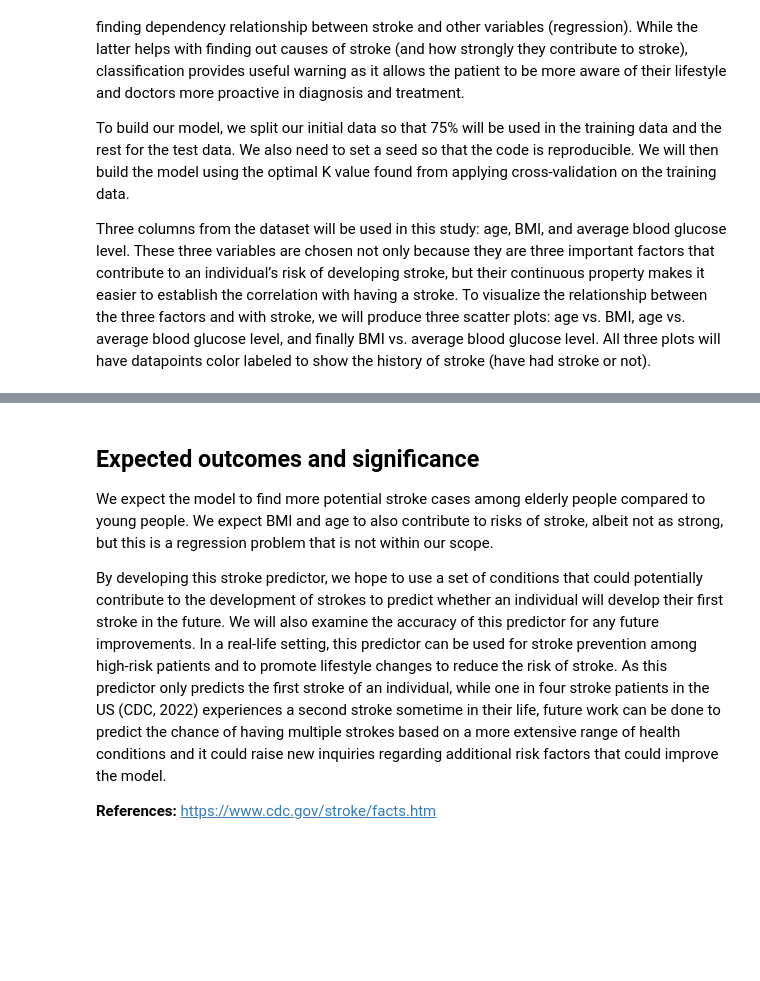
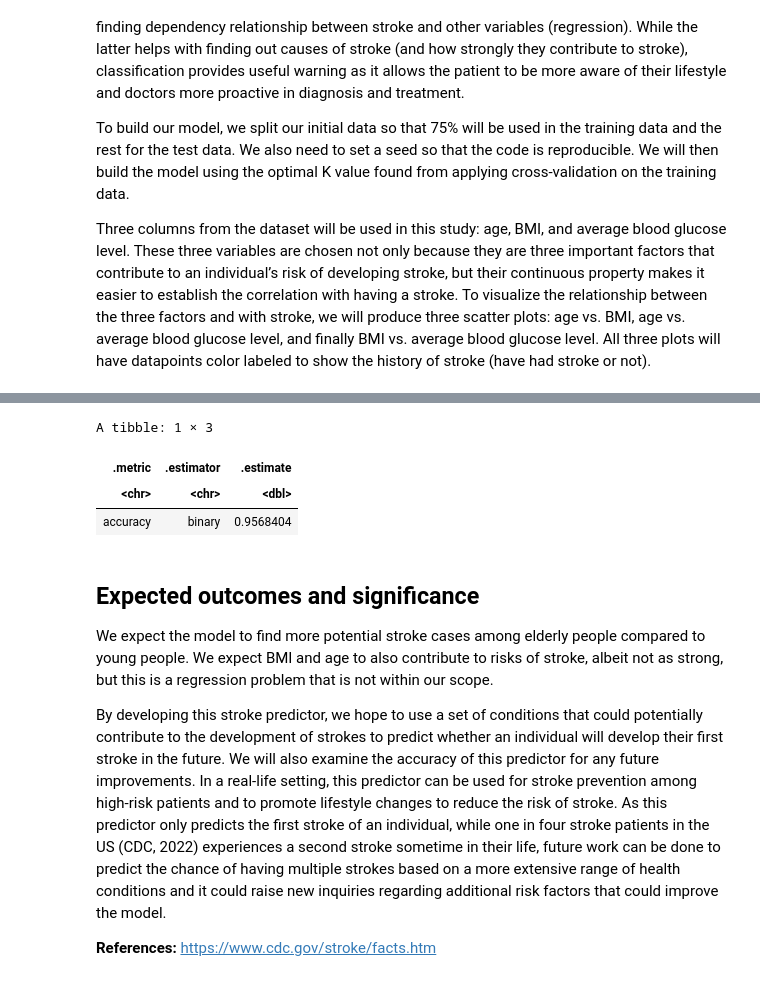
Before and after one commit to hd54/stroke, a Jupyter notebook: stroke.ipynb, the cells around one changed output, grey strips where cells are left out. Drawn from its saved outputs; the diff is of its cells as text; code cells hidden in the pictures; blank space fills up the shorter version.

```diff
--- a/stroke.ipynb
+++ b/stroke.ipynb
@@ -275,3 +263,29 @@ A tibble: 5289 × 4
+# %%
+# Build the final model
+k_min <- accuracies|>select(neighbors) |> pull()
+knn_spec_final <- nearest_neighbor(weight_func = "rectangular", neighbors = k_min) |>
+       set_engine("kknn") |>
+       set_mode("classification")
+
+stroke_recipe_final<- recipe(stroke ~. , data = stroke_train) |>
+                                 step_scale(all_predictors()) |>
+                                 step_center(all_predictors())
+
+stroke_fit <- workflow() |>
+       add_recipe(stroke_recipe_final) |>
+       add_model(knn_spec_final) |>
+       fit(data = stroke_train)
+# %%
+# Get the accuracy
+stroke_test_predictions <- predict(stroke_fit , stroke_test) |>
+       bind_cols(stroke_test) |>
+       metrics(truth = stroke, estimate = .pred_class) |> filter(.metric == "accuracy")
+stroke_test_predictions
+# %% [output]
+A tibble: 1 × 3
+| .metric | .estimator | .estimate |
+| <chr> | <chr> | <dbl> |
+| accuracy | binary | 0.9568404 |
 # %% [markdown]
 
 
```
Also changed, not shown: parts of 4 cells of this notebook.
